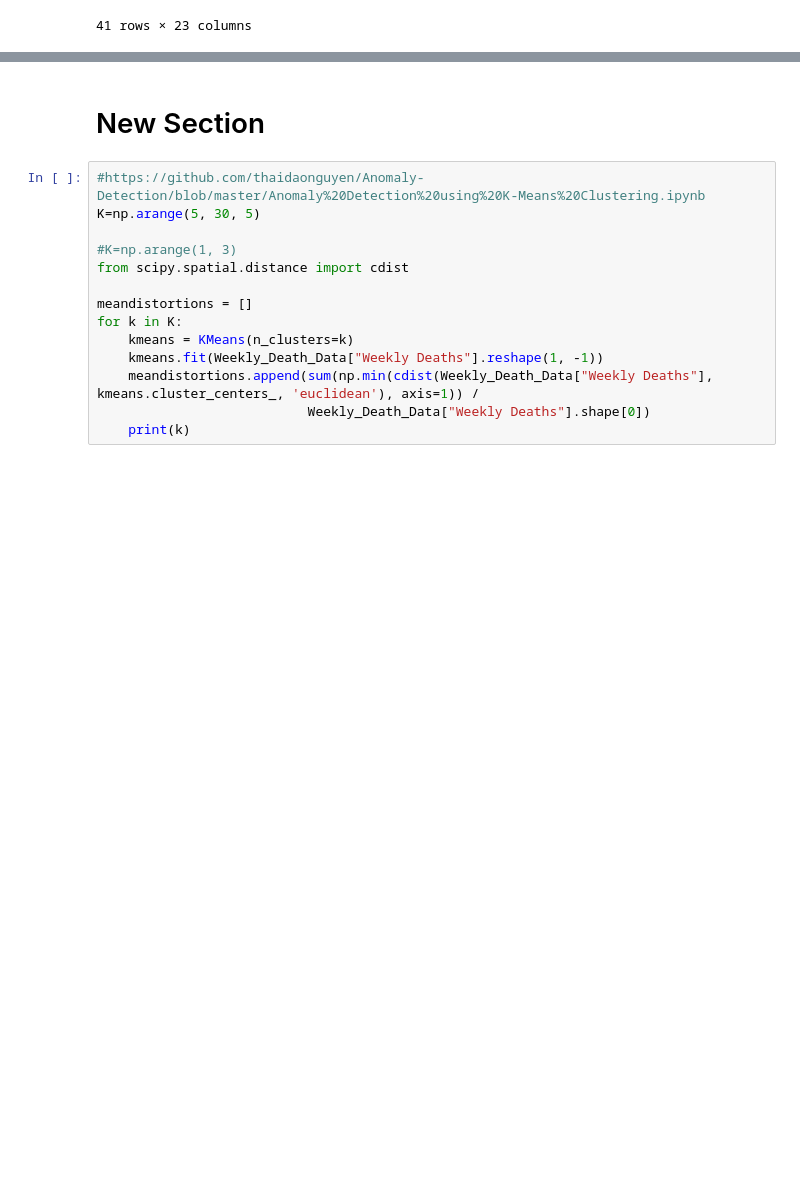
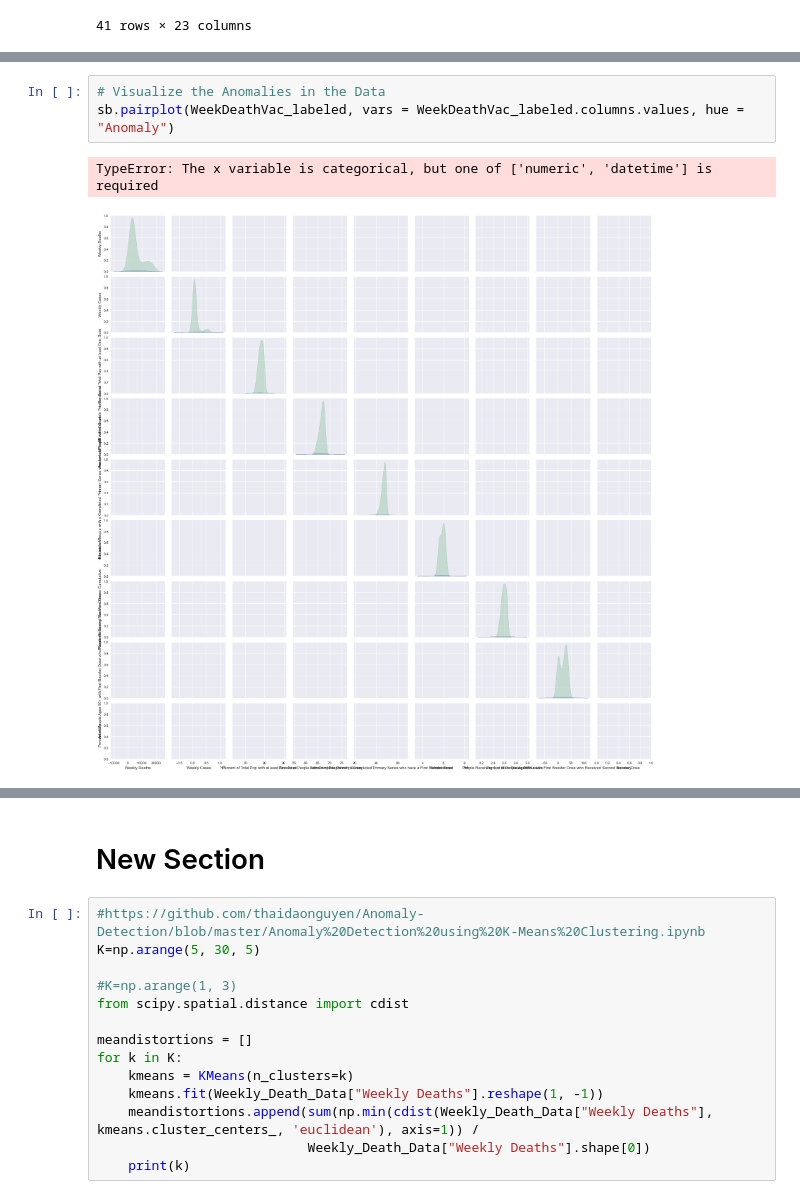
Before and after one commit to Lester0142/Covid_Data_Analysis, a Jupyter notebook: DSAI_Project_22s1.ipynb, the cells around one changed output, grey strips where cells are left out. Saved outputs shown, nothing was run; the diff lists cells and outputs as text; blank space fills up the shorter version.

```diff
--- a/DSAI_Project_22s1.ipynb
+++ b/DSAI_Project_22s1.ipynb
@@ -340,0 +411,6 @@ lof.fit(Weekly_Cases_Data.values)
+# %%
+# Visualize the Anomalies in the Data
+sb.pairplot(WeekDeathVac_labeled, vars = WeekDeathVac_labeled.columns.values, hue = "Anomaly")
+# %% [output]
+TypeError: The x variable is categorical, but one of ['numeric', 'datetime'] is required
+[figure, added]
```
Also changed, not shown: parts of 8 cells of this notebook.
